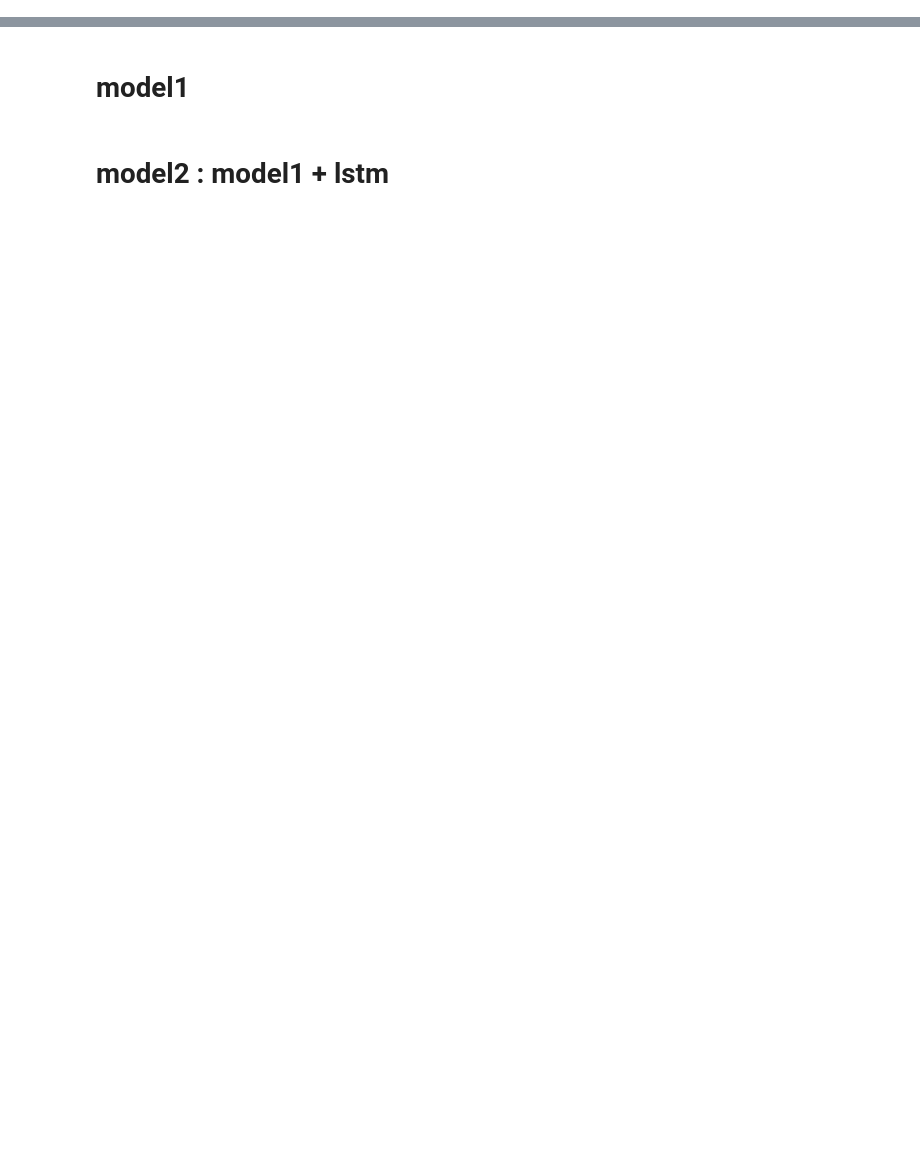
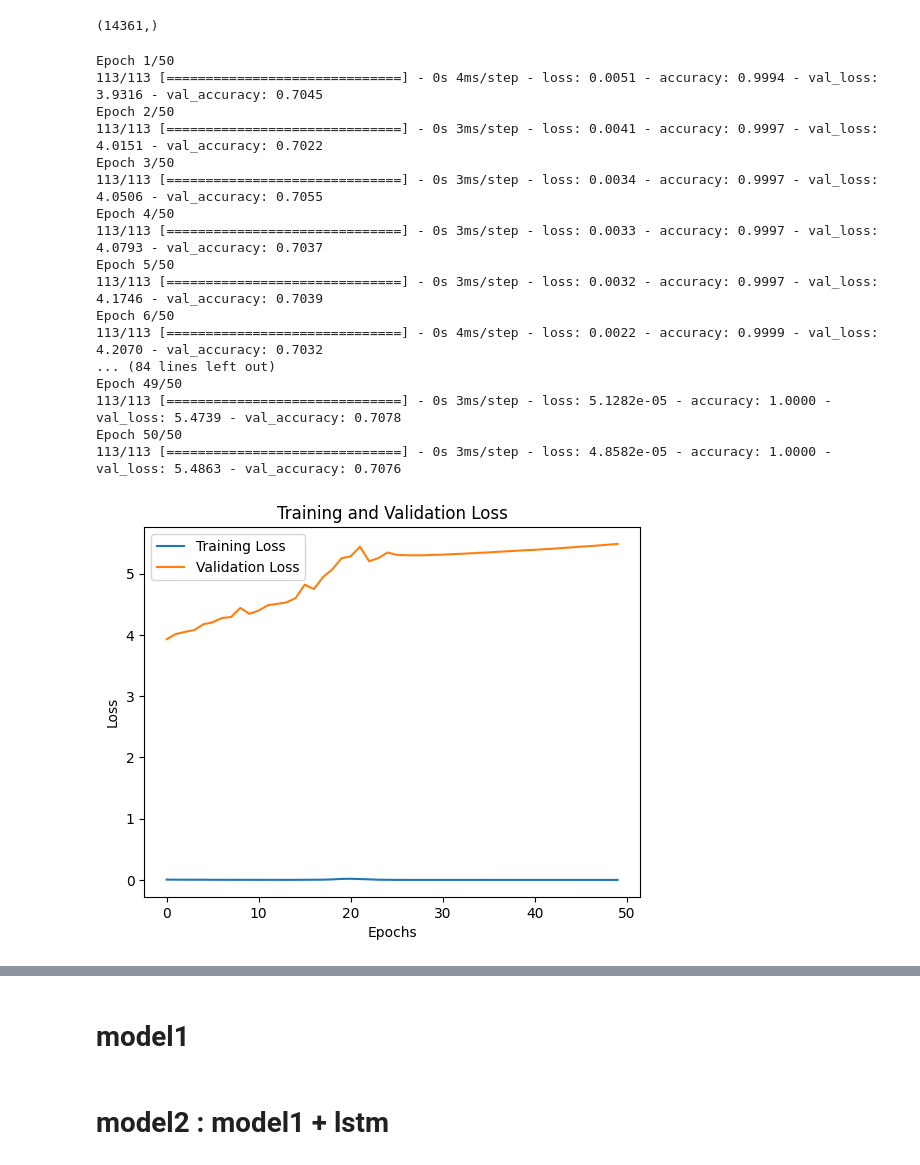
Before and after one commit to hwk44/ShipSupplies, a Jupyter notebook: DA/notebooks/t.ipynb, the cells around one changed output, grey strips where cells are left out. Drawn from its saved outputs; the diff is of its cells as text; code cells hidden in the pictures; blank space fills up the shorter version.

```diff
--- a/DA/notebooks/t.ipynb
+++ b/DA/notebooks/t.ipynb
@@ -41,0 +39,4 @@ X_train, X_test, y_train, y_test = train_test_split(X, y, test_size=0.2, random_
+# %%
+# 데이터를 학습용과 검증용으로 나누기
+from sklearn.model_selection import train_test_split
+X_train, X_test, y_train, y_test = train_test_split(X, y, test_size=0.3, random_state=42,shuffle=True)
@@ -41,0 +215,8 @@ X_train, X_test, y_train, y_test = train_test_split(X, y, test_size=0.2, random_
+# %%
+from tensorflow.keras.optimizers import Adam
+# 모델 컴파일
+learning_rate = 0.001  # 원하는 학습률 값 설정하기
+optimizer = Adam(learning_rate=learning_rate)
+# 모델 컴파일
+model2.compile(optimizer='adam', loss='sparse_categorical_crossentropy', metrics=['accuracy'])
+model2.summary()
@@ -41,0 +267,68 @@ X_train, X_test, y_train, y_test = train_test_split(X, y, test_size=0.2, random_
+# %%
+X_train_encoded1.shape
+# %% [output]
+(14361,)
+# %%
+# y_train,y_test
+X_test_encoded1 = encoder1.transform(X_test.iloc[:, 0].values)
+X_test_encoded2 = encoder2.transform(X_test.iloc[:, 1].values)
+X_test_encoded3 = encoder3.transform(X_test.iloc[:, 2].values)
+X_test_encoded4 = encoder4.transform(X_test.iloc[:, 3].values)
+X_test_encoded5 = encoder5.transform(X_test.iloc[:, 4].values)
+# %%
+import matplotlib.pyplot as plt
+
+# 훈련을 fit 메소드에 적용하고 결과를 history 변수에 저장합니다.
+history = model2.fit(
+    [X_train_encoded1, X_train_encoded2, X_train_encoded3, X_train_encoded4, X_train_encoded5],
+    y_train,
+    epochs=50,
+    batch_size=128,
+    validation_data=([X_test_encoded1, X_test_encoded2, X_test_encoded3, X_test_encoded4, X_test_encoded5], y_test),
+)
+
+
+# 손실 및 정확도 값을 얻습니다.
+train_loss = history.history["loss"]
+val_loss = history.history["val_loss"]
+train_accuracy = history.history["accuracy"]
+val_accuracy = history.history["val_accuracy"]
+
+# 손실 시각화
+plt.figure()
+plt.plot(train_loss, label="Training Loss")
+plt.plot(val_loss, label="Validation Loss")
+plt.title("Training and Validation Loss")
+plt.xlabel("Epochs")
+plt.ylabel("Loss")
+plt.legend()
+
+# 정확도 시각화
+plt.figure()
+plt.plot(train_accuracy, label="Training Accuracy")
+plt.plot(val_accuracy, label="Validation Accuracy")
+plt.title("Training and Validation Accuracy")
+plt.xlabel("Epochs")
+plt.ylabel("Accuracy")
+plt.legend()
+
+plt.show()
+# %% [output]
+Epoch 1/50
+113/113 [==============================] - 0s 4ms/step - loss: 0.0051 - accuracy: 0.9994 - val_loss: 3.9316 - val_accuracy: 0.7045
+Epoch 2/50
+113/113 [==============================] - 0s 3ms/step - loss: 0.0041 - accuracy: 0.9997 - val_loss: 4.0151 - val_accuracy: 0.7022
+Epoch 3/50
+113/113 [==============================] - 0s 3ms/step - loss: 0.0034 - accuracy: 0.9997 - val_loss: 4.0506 - val_accuracy: 0.7055
+Epoch 4/50
+113/113 [==============================] - 0s 3ms/step - loss: 0.0033 - accuracy: 0.9997 - val_loss: 4.0793 - val_accuracy: 0.7037
+Epoch 5/50
+113/113 [==============================] - 0s 3ms/step - loss: 0.0032 - accuracy: 0.9997 - val_loss: 4.1746 - val_accuracy: 0.7039
+Epoch 6/50
+113/113 [==============================] - 0s 4ms/step - loss: 0.0022 - accuracy: 0.9999 - val_loss: 4.2070 - val_accuracy: 0.7032
+... (84 lines left out)
+Epoch 49/50
+113/113 [==============================] - 0s 3ms/step - loss: 5.1282e-05 - accuracy: 1.0000 - val_loss: 5.4739 - val_accuracy: 0.7078
+Epoch 50/50
+113/113 [==============================] - 0s 3ms/step - loss: 4.8582e-05 - accuracy: 1.0000 - val_loss: 5.4863 - val_accuracy: 0.7076
+[figure, added]
```
Also changed, not shown: parts of 52 cells of this notebook, 2 other files.
